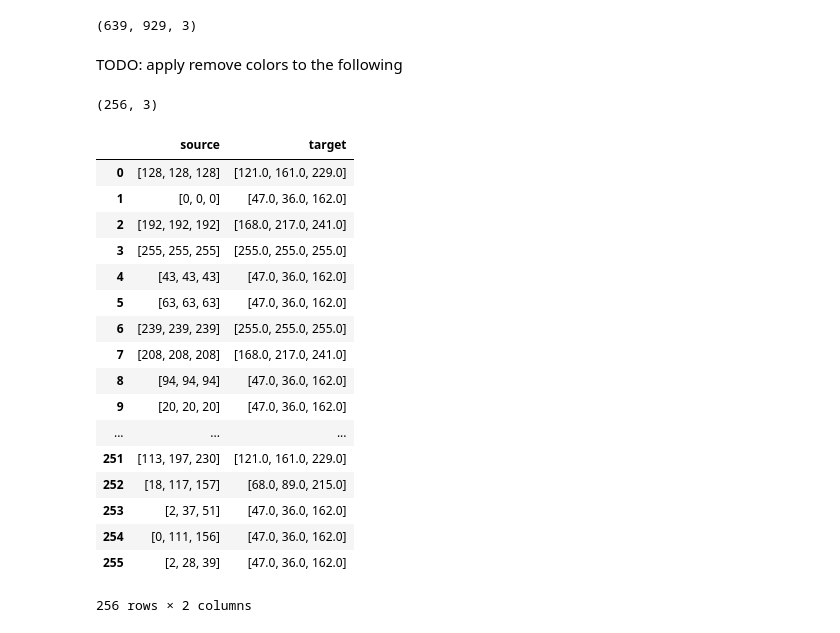
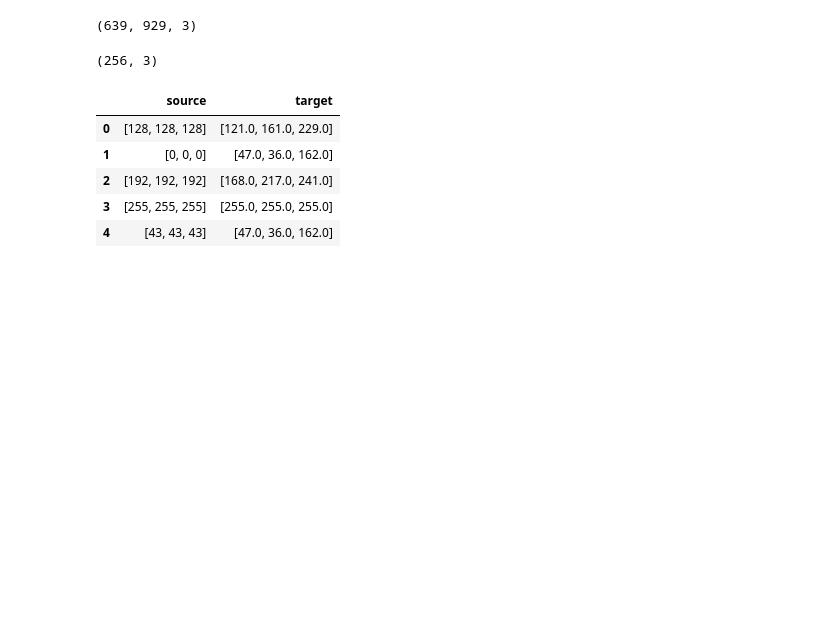
Before and after one commit to swiss-avalanches/swiss-avalanches.github.io, a Jupyter notebook: notebooks/snow_maps.ipynb, the cells around one changed output. Cells and saved outputs as stored; diff of their text form; code cells hidden in the pictures; blank space fills up the shorter version.

```diff
--- a/notebooks/snow_maps.ipynb
+++ b/notebooks/snow_maps.ipynb
@@ -37,6 +27,9 @@ dark_medium_blue = np.array([68, 89, 215]) #68 88 215
 dark_blue = np.array([47, 36, 162])
 purple = np.array([91, 32, 196])
 
+color_code = ['#d5fcfc', '#a8d9f1', '#79a1e5',
+              '#4459d7', '#2f24a2', '#5b20c4']
+
 blue1 = np.array([53, 65, 212])
 blue2 = np.array([96, 128, 222])
 blue3 = np.array([83, 111, 192])
@@ -44,11 +37,13 @@ blue4 = np.array([48, 59, 195])
 blue5 = np.array([176, 224, 243])
 blue6 = np.array([171, 217, 236])
 
-shades_blue = [light_blue, light_medium_blue, medium_blue, dark_medium_blue, dark_blue, purple]
+shades_blue = [light_blue, light_medium_blue, medium_blue,
+               dark_medium_blue, dark_blue, purple]
 
 shades_grey = [np.array([c,c,c]) for c in range(255)]
 
-image_shades = [light_blue, light_medium_blue, medium_blue, dark_medium_blue, dark_blue, purple, white]
+image_shades = [light_blue, light_medium_blue, medium_blue,
+                dark_medium_blue, dark_blue, purple, white]
 
 green = np.array([204, 255, 102])
 
@@ -176,8 +174,6 @@ Color matching: as the image cotains a lot of noise we will map the image colors
 im.shape
 # %% [output]
 (639, 929, 3)
-# %% [markdown]
-TODO: apply remove colors to the following
 # %%
 #create set of colors existing in image
 import pandas as pd
@@ -203,26 +199,14 @@ color_map = pd.DataFrame(
      'target': colors.tolist()
     })
 # %%
-color_map
+color_map.head()
 # %% [output]
 |  | source | target |
 | 0 | [128, 128, 128] | [121.0, 161.0, 229.0] |
 | 1 | [0, 0, 0] | [47.0, 36.0, 162.0] |
 | 2 | [192, 192, 192] | [168.0, 217.0, 241.0] |
 | 3 | [255, 255, 255] | [255.0, 255.0, 255.0] |
 | 4 | [43, 43, 43] | [47.0, 36.0, 162.0] |
-| 5 | [63, 63, 63] | [47.0, 36.0, 162.0] |
-| 6 | [239, 239, 239] | [255.0, 255.0, 255.0] |
-| 7 | [208, 208, 208] | [168.0, 217.0, 241.0] |
-| 8 | [94, 94, 94] | [47.0, 36.0, 162.0] |
-| 9 | [20, 20, 20] | [47.0, 36.0, 162.0] |
-| ... | ... | ... |
-| 251 | [113, 197, 230] | [121.0, 161.0, 229.0] |
-| 252 | [18, 117, 157] | [68.0, 89.0, 215.0] |
-| 253 | [2, 37, 51] | [47.0, 36.0, 162.0] |
-| 254 | [0, 111, 156] | [47.0, 36.0, 162.0] |
-| 255 | [2, 28, 39] | [47.0, 36.0, 162.0] |
-256 rows × 2 columns
 # %%
 def replace_color(img, color_map=color_map):
     new_img = img.copy()
```
Also changed, not shown: parts of 13 cells of this notebook, 3 other files.
